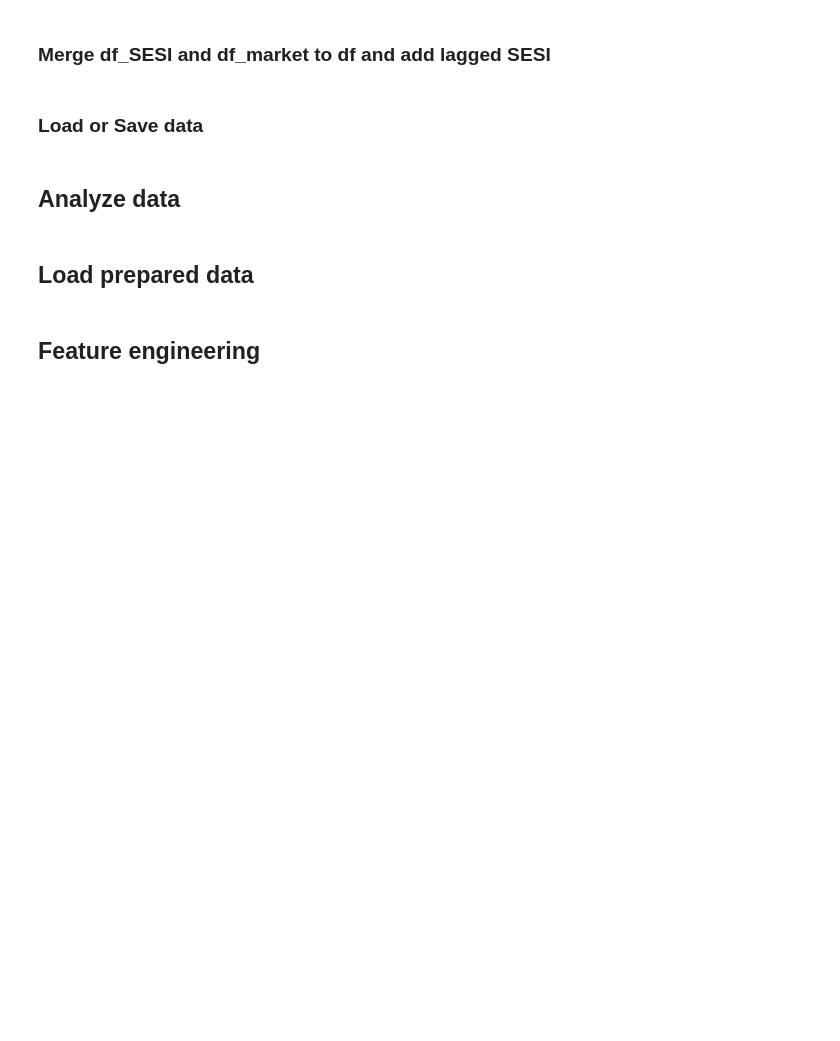
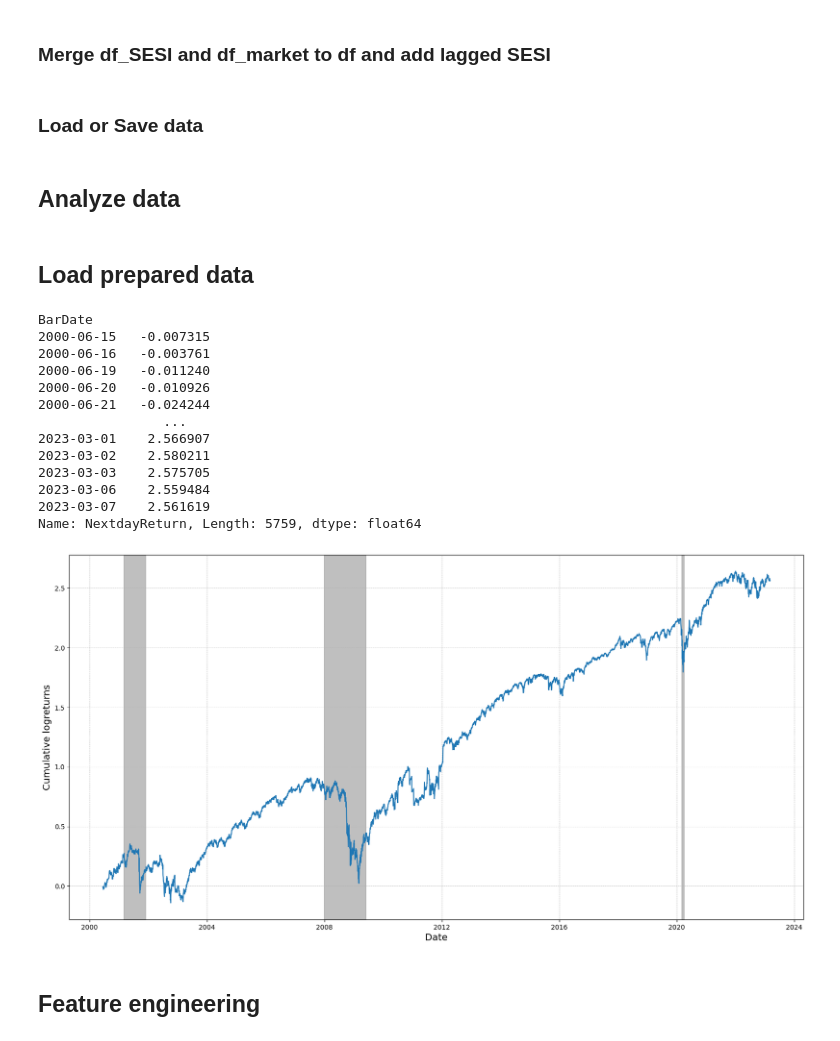
Before and after one commit to BasPeeters0306/Thesis_New, a Jupyter notebook: Executable.ipynb, the cells around one changed output. Drawn from its saved outputs; the diff is of its cells as text; code cells hidden in the pictures; blank space fills up the shorter version.

```diff
--- a/Executable.ipynb
+++ b/Executable.ipynb
@@ -235,6 +235,61 @@ df["BarDate"] = pd.to_datetime(df["BarDate"])
 time_steps = 3
 b_sentiment_score = True
 n_past_returns = 1
+# %%
+avg_return = df.groupby('BarDate')['NextdayReturn'].mean()
+# %%
+import matplotlib.dates as mdates
+from pandas.plotting import register_matplotlib_converters
+register_matplotlib_converters()
+
+# Calculate the log cumulative return
+log_cumulative_return = np.log(1 + avg_return).cumsum()
+
+# Print and plot the result
+print(log_cumulative_return)
+
+plt.subplots(figsize=(20,10))
+
+plt.plot(log_cumulative_return)
+
+
+plt.axvspan(datetime.datetime.strptime("01/03/2001", '%d/%m/%Y').date(), datetime.datetime.strptime("30/11/2001", '%d/%m/%Y').date(), color="grey", alpha=0.5)
+plt.axvspan(datetime.datetime.strptime("29/02/2020", '%d/%m/%Y').date(), datetime.datetime.strptime("31/03/2020", '%d/%m/%Y').date(), color="grey", alpha=0.5)
+plt.axvspan(datetime.datetime.strptime("31/12/2007", '%d/%m/%Y').date(), datetime.datetime.strptime("31/05/2009", '%d/%m/%Y').date(), color="grey", alpha=0.5)
+
+
+
+
+# log_cumulative_return.plot()
+# plt.title('Cumulative equally weighted index logreturns', fontsize = "xx-large")
+plt.xlabel('Date', fontsize = "x-large")
+plt.ylabel('Cumulative logreturns', fontsize = "x-large")
+
+
+plt.grid(linestyle='dashed', linewidth=0.5)
+
+# # Format the x-axis to display years
+# years = mdates.YearLocator()   # every year
+# years_fmt = mdates.DateFormatter('%Y')
+# plt.gca().xaxis.set_major_locator(years)
+# plt.gca().xaxis.set_major_formatter(years_fmt)
+
+plt.show()
+# %% [output]
+BarDate
+2000-06-15   -0.007315
+2000-06-16   -0.003761
+2000-06-19   -0.011240
+2000-06-20   -0.010926
+2000-06-21   -0.024244
+                ...
+2023-03-01    2.566907
+2023-03-02    2.580211
+2023-03-03    2.575705
+2023-03-06    2.559484
+2023-03-07    2.561619
+Name: NextdayReturn, Length: 5759, dtype: float64
+[figure, added]
 # %% [markdown]
 ## Feature engineering
 # %%
```
Also changed, not shown: parts of 6 cells of this notebook.
